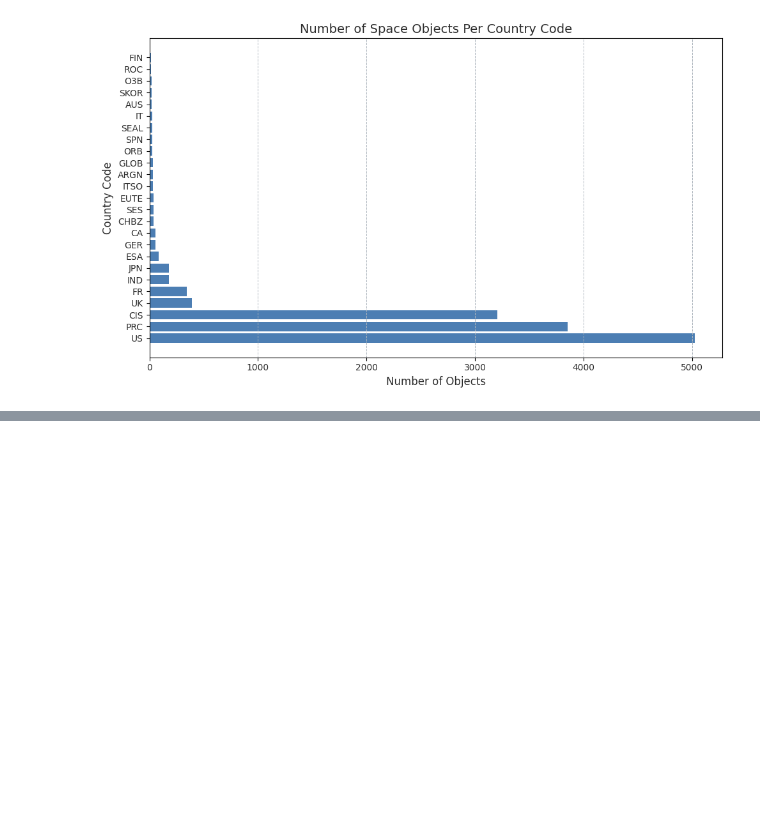
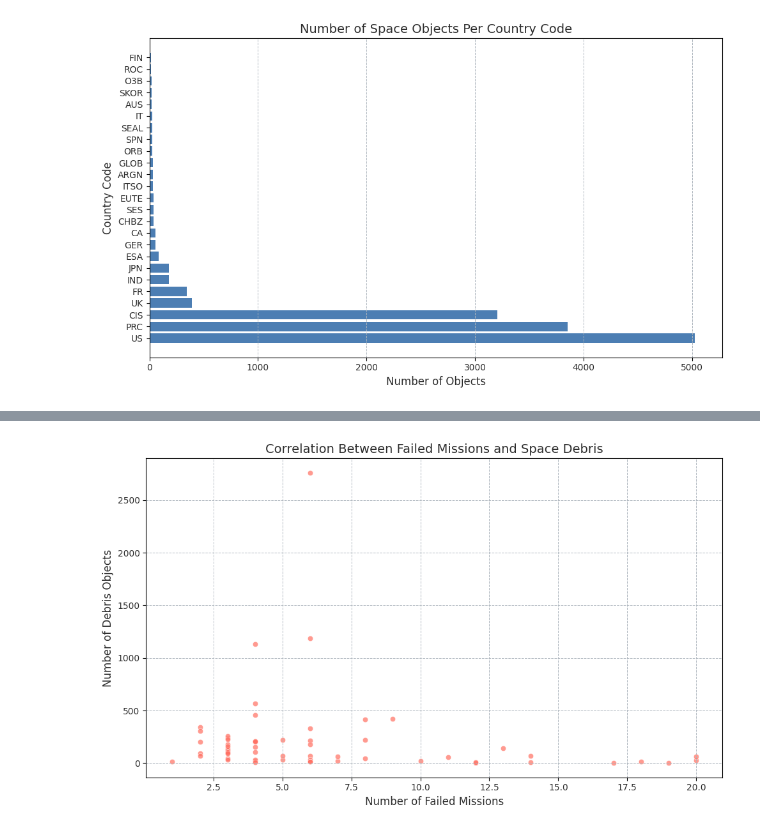
Before and after one commit to markusiewiczj/EDA-Space-Debris, a Jupyter notebook: EDA Space Debris.ipynb, the cells around one changed output, grey strips where cells are left out. Drawn from its saved outputs; the diff is of its cells as text; code cells hidden in the pictures; blank space fills up the shorter version.

```diff
--- a/EDA Space Debris.ipynb
+++ b/EDA Space Debris.ipynb
@@ -300,0 +372,32 @@ plt.show()
+# %%
+# Categorize missions into Success vs. Failure
+missions['Mission Success'] = missions['Status Mission'].apply(lambda x: 1 if x == 'Success' else 0)
+
+# Count successful and failed missions per year
+missions_status_per_year = missions.groupby('Year')['Mission Success'].agg(['sum', 'count']).reset_index()
+missions_status_per_year.columns = ['Year', 'Successful Missions', 'Total Missions']
+missions_status_per_year['Failed Missions'] = missions_status_per_year['Total Missions'] - missions_status_per_year['Successful Missions']
+
+# Merge with debris data
+missions_debris_merged = pd.merge(missions_status_per_year, debris_per_year, left_on='Year', right_on='LAUNCH_DATE', how='inner')
+
+# Plot Failed Missions vs. Debris Count
+plt.figure(figsize=(10, 6))
+sns.scatterplot(
+    x=missions_debris_merged['Failed Missions'],
+    y=missions_debris_merged['Debris Count'],
+    color=colors['Rocket Red'],
+    alpha=0.7
+)
+
+plt.title('Correlation Between Failed Missions and Space Debris', fontsize=14, color=colors['Vacuum Black'])
+plt.xlabel('Number of Failed Missions', fontsize=12, color=colors['Vacuum Black'])
+plt.ylabel('Number of Debris Objects', fontsize=12, color=colors['Vacuum Black'])
+plt.grid(True, linestyle='--', linewidth=0.7, color=colors['Satellite Gray'])
+plt.xticks(color=colors['Vacuum Black'], fontsize=10)
+plt.yticks(color=colors['Vacuum Black'], fontsize=10)
+plt.tight_layout()
+
+plt.show()
+# %% [output]
+[figure, added]
```
Also changed, not shown: parts of 10 cells of this notebook, 5 other files.
